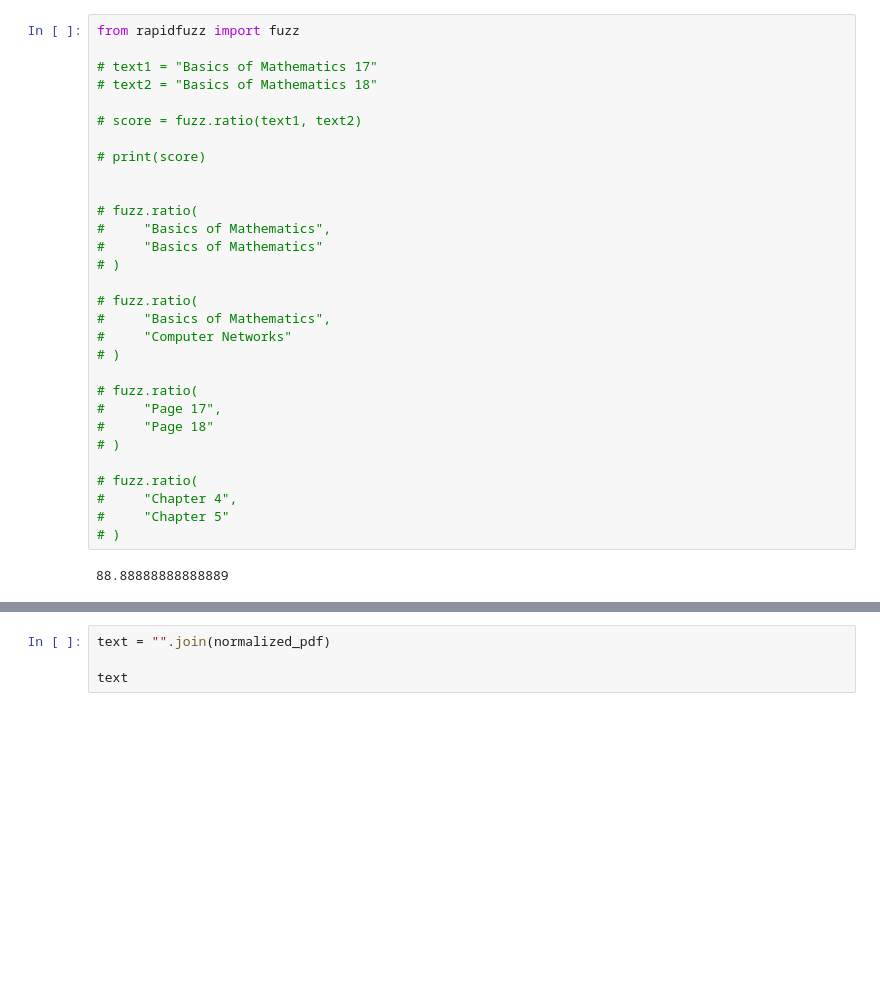
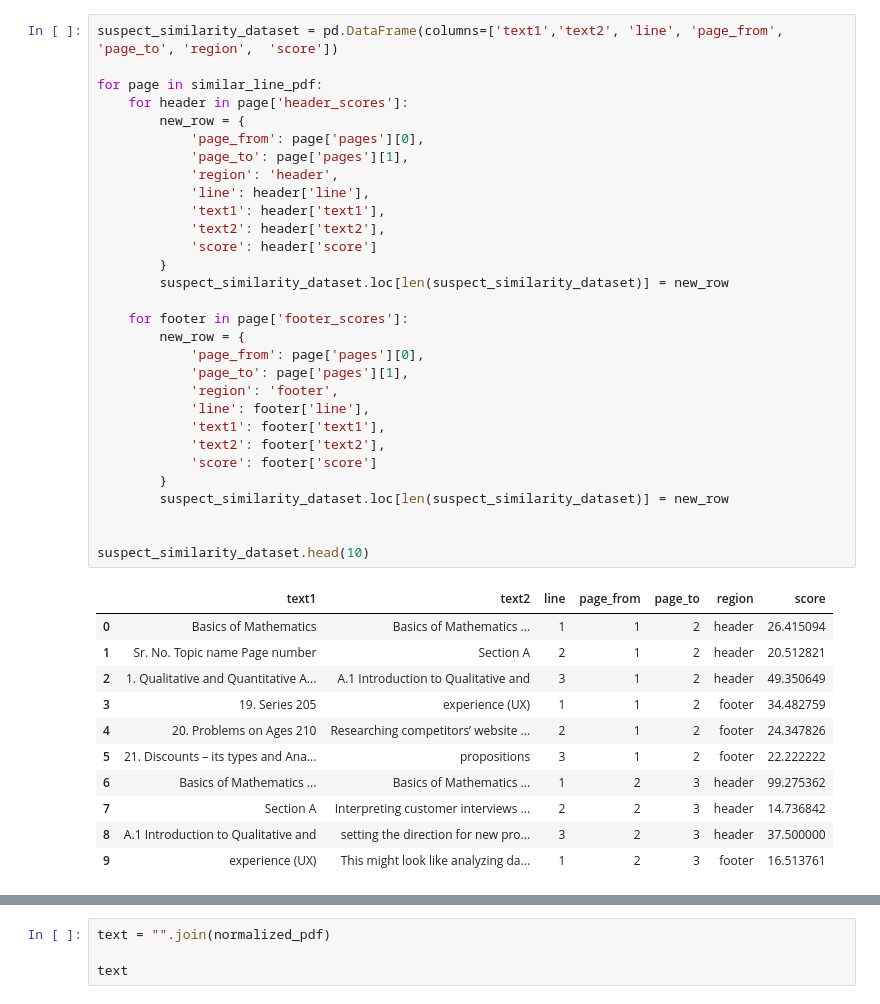
Before and after one commit to Dhruvindave/AI-Knowledge-System-RAG, a Jupyter notebook: main.ipynb, the cells around one changed output, grey strips where cells are left out. Drawn from its saved outputs; the diff is of its cells as text; blank space fills up the shorter version.

```diff
--- a/main.ipynb
+++ b/main.ipynb
@@ -218,32 +223,42 @@ compute_line_similarity(pdf, 3)
 # %%
-from rapidfuzz import fuzz
+suspect_similarity_dataset = pd.DataFrame(columns=['text1','text2', 'line', 'page_from', 'page_to', 'region',  'score'])
 
-# text1 = "Basics of Mathematics 17"
-# text2 = "Basics of Mathematics 18"
+for page in similar_line_pdf:
+    for header in page['header_scores']:
+        new_row = {
+            'page_from': page['pages'][0],
+            'page_to': page['pages'][1],
+            'region': 'header',
+            'line': header['line'],
+            'text1': header['text1'],
+            'text2': header['text2'],
+            'score': header['score']
+        }
+        suspect_similarity_dataset.loc[len(suspect_similarity_dataset)] = new_row
 
-# score = fuzz.ratio(text1, text2)
-
-# print(score)
+    for footer in page['footer_scores']:
+        new_row = {
+            'page_from': page['pages'][0],
+            'page_to': page['pages'][1],
+            'region': 'footer',
+            'line': footer['line'],
+            'text1': footer['text1'],
+            'text2': footer['text2'],
+            'score': footer['score']
+        }
+        suspect_similarity_dataset.loc[len(suspect_similarity_dataset)] = new_row
 
 
-# fuzz.ratio(
-#     "Basics of Mathematics",
-#     "Basics of Mathematics"
-# )
-
-# fuzz.ratio(
-#     "Basics of Mathematics",
-#     "Computer Networks"
-# )
-
-# fuzz.ratio(
-#     "Page 17",
-#     "Page 18"
-# )
-
-# fuzz.ratio(
-#     "Chapter 4",
-#     "Chapter 5"
-# )
+suspect_similarity_dataset.head(10)
 # %% [output]
-88.88888888888889
+|  | text1 | text2 | line | page_from | page_to | region | score |
+| 0 | Basics of Mathematics | Basics of Mathematics ... | 1 | 1 | 2 | header | 26.415094 |
+| 1 | Sr. No. Topic name Page number | Section A | 2 | 1 | 2 | header | 20.512821 |
+| 2 | 1. Qualitative and Quantitative A... | A.1 Introduction to Qualitative and | 3 | 1 | 2 | header | 49.350649 |
+| 3 | 19. Series 205 | experience (UX) | 1 | 1 | 2 | footer | 34.482759 |
+| 4 | 20. Problems on Ages 210 | Researching competitors’ website ... | 2 | 1 | 2 | footer | 24.347826 |
+| 5 | 21. Discounts – its types and Ana... | propositions | 3 | 1 | 2 | footer | 22.222222 |
+| 6 | Basics of Mathematics ... | Basics of Mathematics ... | 1 | 2 | 3 | header | 99.275362 |
+| 7 | Section A | Interpreting customer interviews ... | 2 | 2 | 3 | header | 14.736842 |
+| 8 | A.1 Introduction to Qualitative and | setting the direction for new pro... | 3 | 2 | 3 | header | 37.500000 |
+| 9 | experience (UX) | This might look like analyzing da... | 1 | 2 | 3 | footer | 16.513761 |
```
Also changed, not shown: parts of 19 cells of this notebook.
